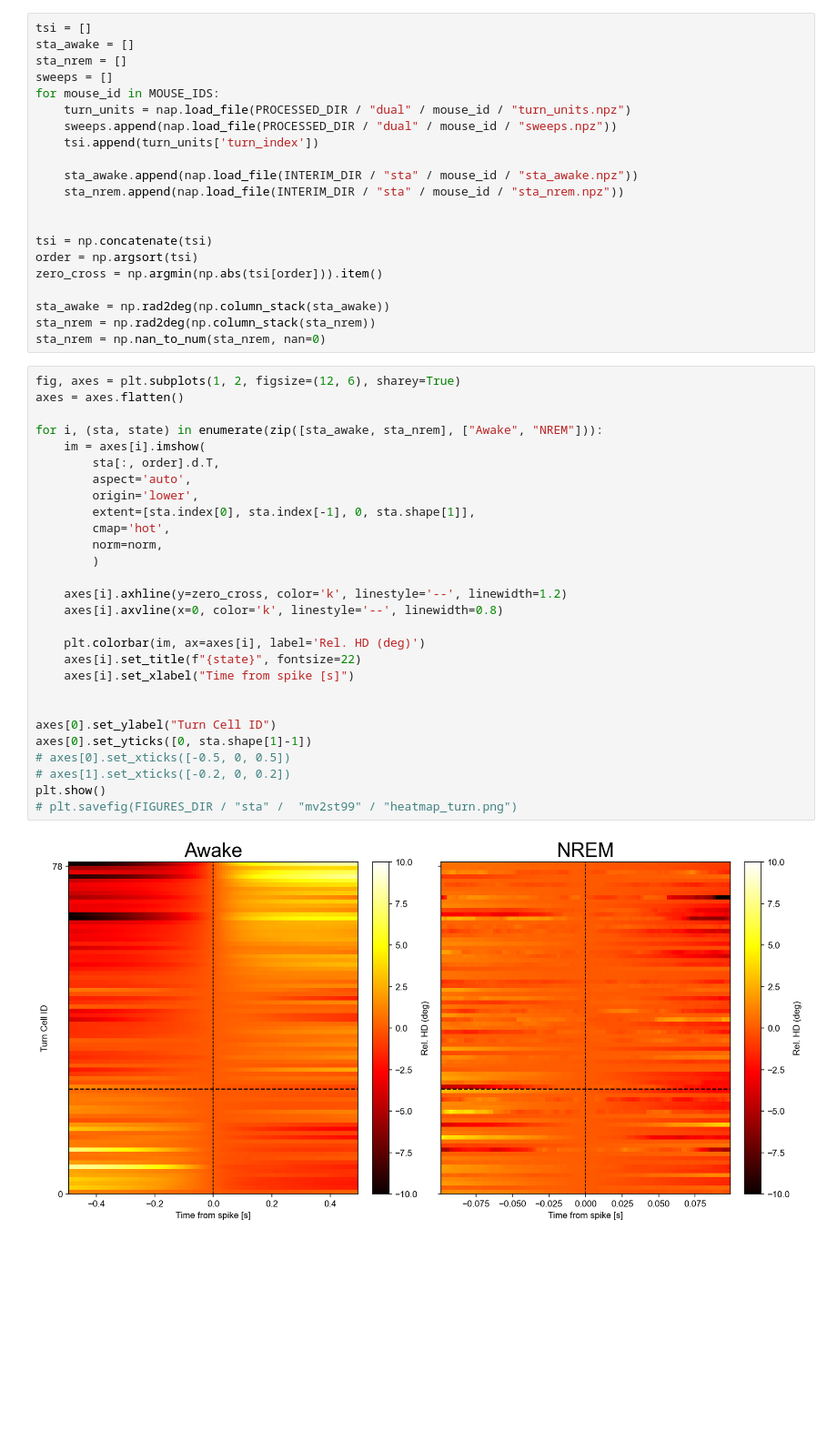
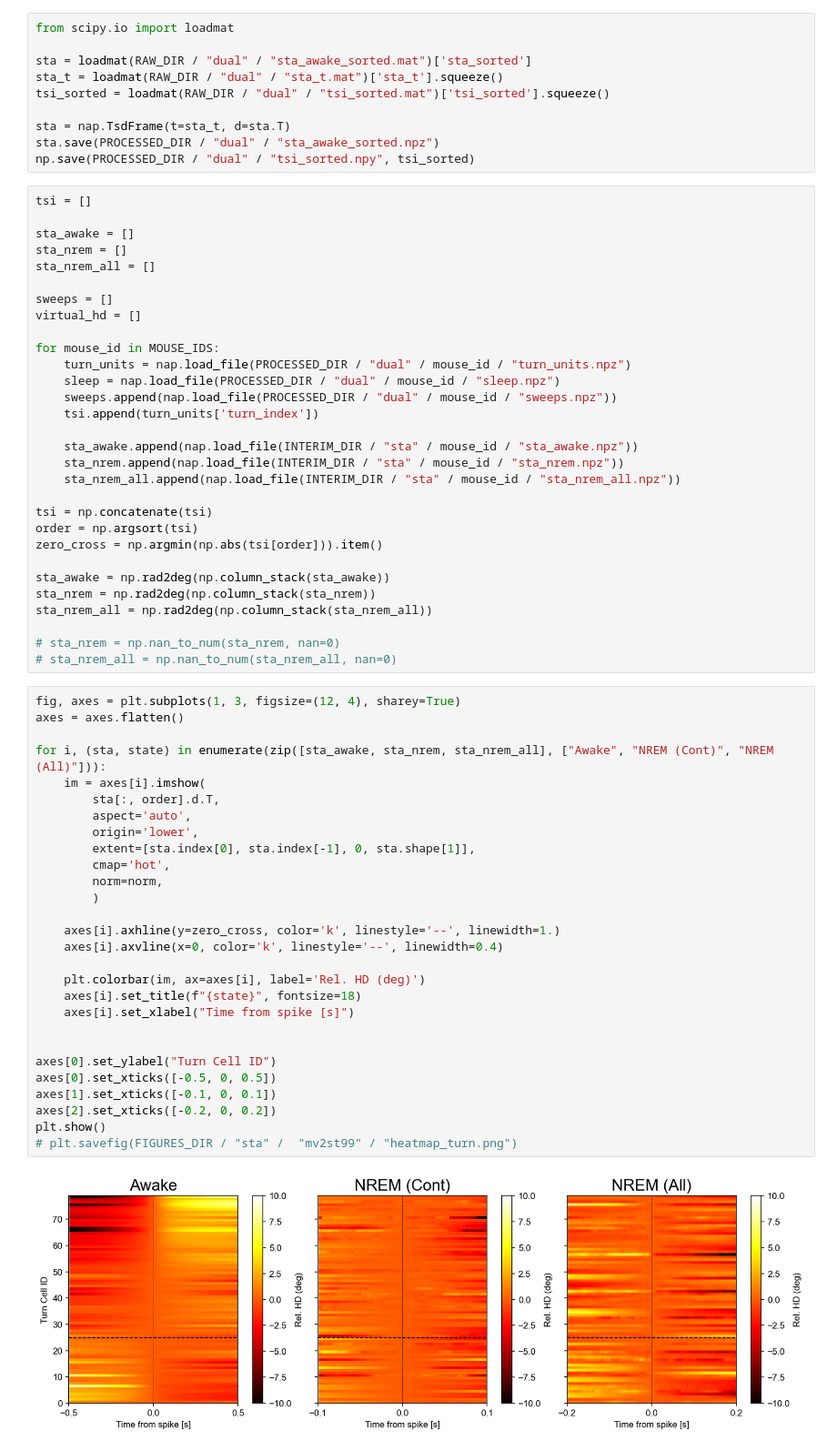
Before and after one commit to Senzai-Lab/nrem_analysis, a Jupyter notebook: notebooks/dual_recordings/unwrapped_sta.ipynb, the cells around one changed output. Shown at 91% size. Drawn from its saved outputs; the diff is of its cells as text; blank space fills up the shorter version.

Commit message:
new notebooks for STA analysis and visualization results

```diff
--- a/notebooks/dual_recordings/unwrapped_sta.ipynb
+++ b/notebooks/dual_recordings/unwrapped_sta.ipynb
@@ -22,19 +22,35 @@ plt.rcParams.update({
 })
 
 MOUSE_IDS = ["99b", "103c", "106b", "107b", "110b"]
+# %%
+from scipy.io import loadmat
+
+sta = loadmat(RAW_DIR / "dual" / "sta_awake_sorted.mat")['sta_sorted']
+sta_t = loadmat(RAW_DIR / "dual" / "sta_t.mat")['sta_t'].squeeze()
+tsi_sorted = loadmat(RAW_DIR / "dual" / "tsi_sorted.mat")['tsi_sorted'].squeeze()
+
+sta = nap.TsdFrame(t=sta_t, d=sta.T)
+sta.save(PROCESSED_DIR / "dual" / "sta_awake_sorted.npz")
+np.save(PROCESSED_DIR / "dual" / "tsi_sorted.npy", tsi_sorted)
 # %%
 tsi = []
+
 sta_awake = []
 sta_nrem = []
+sta_nrem_all = []
+
 sweeps = []
+virtual_hd = []
+
 for mouse_id in MOUSE_IDS:
     turn_units = nap.load_file(PROCESSED_DIR / "dual" / mouse_id / "turn_units.npz")
+    sleep = nap.load_file(PROCESSED_DIR / "dual" / mouse_id / "sleep.npz")
     sweeps.append(nap.load_file(PROCESSED_DIR / "dual" / mouse_id / "sweeps.npz"))
     tsi.append(turn_units['turn_index'])
 
     sta_awake.append(nap.load_file(INTERIM_DIR / "sta" / mouse_id / "sta_awake.npz"))
     sta_nrem.append(nap.load_file(INTERIM_DIR / "sta" / mouse_id / "sta_nrem.npz"))
-
+    sta_nrem_all.append(nap.load_file(INTERIM_DIR / "sta" / mouse_id / "sta_nrem_all.npz"))
 
 tsi = np.concatenate(tsi)
 order = np.argsort(tsi)
@@ -42,34 +58,37 @@ zero_cross = np.argmin(np.abs(tsi[order])).item()
 
 sta_awake = np.rad2deg(np.column_stack(sta_awake))
 sta_nrem = np.rad2deg(np.column_stack(sta_nrem))
-sta_nrem = np.nan_to_num(sta_nrem, nan=0)
+sta_nrem_all = np.rad2deg(np.column_stack(sta_nrem_all))
+
+# sta_nrem = np.nan_to_num(sta_nrem, nan=0)
+# sta_nrem_all = np.nan_to_num(sta_nrem_all, nan=0)
 # %%
-fig, axes = plt.subplots(1, 2, figsize=(12, 6), sharey=True)
+fig, axes = plt.subplots(1, 3, figsize=(12, 4), sharey=True)
 axes = axes.flatten()
 
-for i, (sta, state) in enumerate(zip([sta_awake, sta_nrem], ["Awake", "NREM"])):
+for i, (sta, state) in enumerate(zip([sta_awake, sta_nrem, sta_nrem_all], ["Awake", "NREM (Cont)", "NREM (All)"])):
     im = axes[i].imshow(
         sta[:, order].d.T,
         aspect='auto',
         origin='lower',
         extent=[sta.index[0], sta.index[-1], 0, sta.shape[1]],
         cmap='hot',
         norm=norm,
         )
 
-    axes[i].axhline(y=zero_cross, color='k', linestyle='--', linewidth=1.2)
-    axes[i].axvline(x=0, color='k', linestyle='--', linewidth=0.8)
+    axes[i].axhline(y=zero_cross, color='k', linestyle='--', linewidth=1.)
+    axes[i].axvline(x=0, color='k', linestyle='--', linewidth=0.4)
 
     plt.colorbar(im, ax=axes[i], label='Rel. HD (deg)')
-    axes[i].set_title(f"{state}", fontsize=22)
+    axes[i].set_title(f"{state}", fontsize=18)
     axes[i].set_xlabel("Time from spike [s]")
 
 
 axes[0].set_ylabel("Turn Cell ID")
-axes[0].set_yticks([0, sta.shape[1]-1])
-# axes[0].set_xticks([-0.5, 0, 0.5])
-# axes[1].set_xticks([-0.2, 0, 0.2])
+axes[0].set_xticks([-0.5, 0, 0.5])
+axes[1].set_xticks([-0.1, 0, 0.1])
+axes[2].set_xticks([-0.2, 0, 0.2])
 plt.show()
 # plt.savefig(FIGURES_DIR / "sta" /  "mv2st99" / "heatmap_turn.png")
 # %% [output]
-[figure, old version]
+[figure, new version]
```
Also changed, not shown: parts of 8 cells of this notebook, 3 other files.
